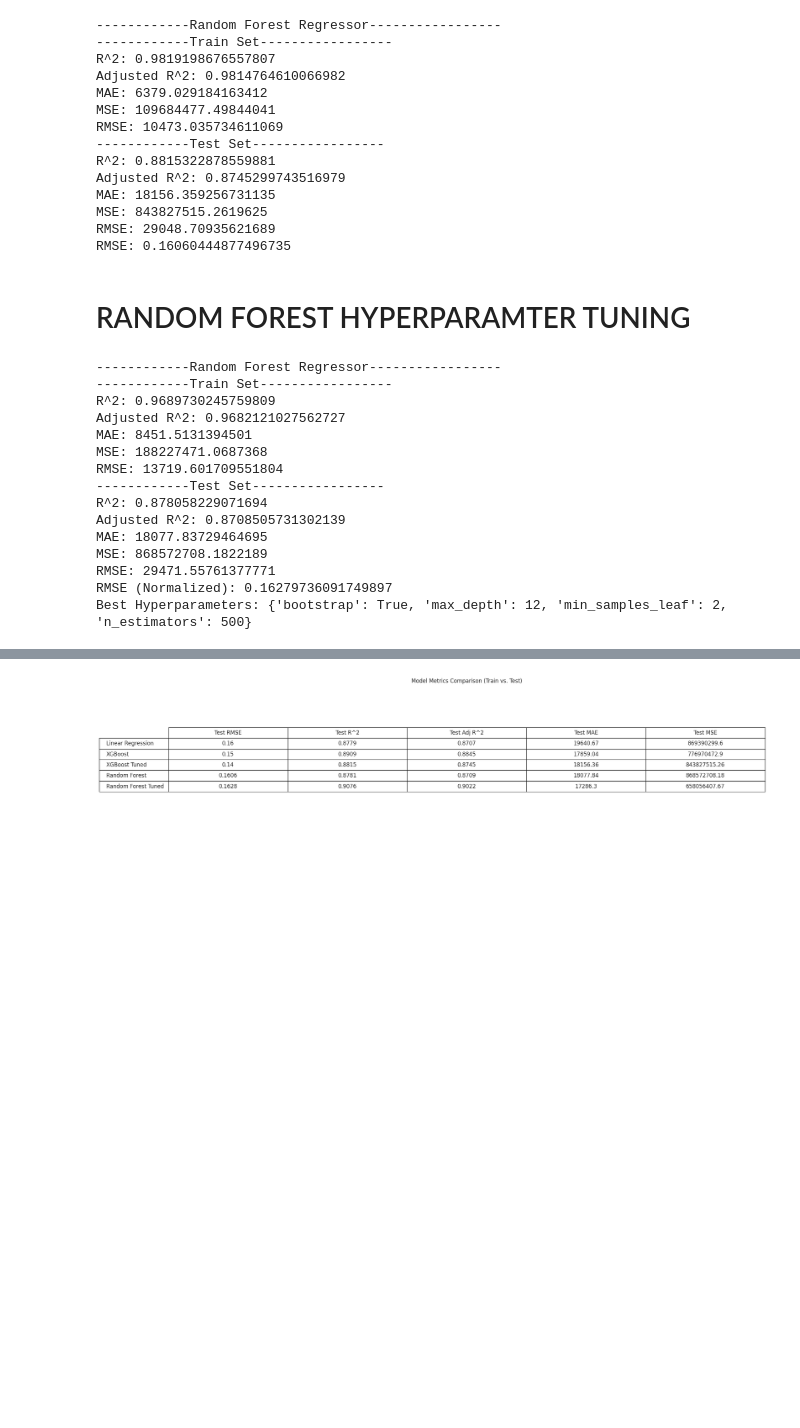
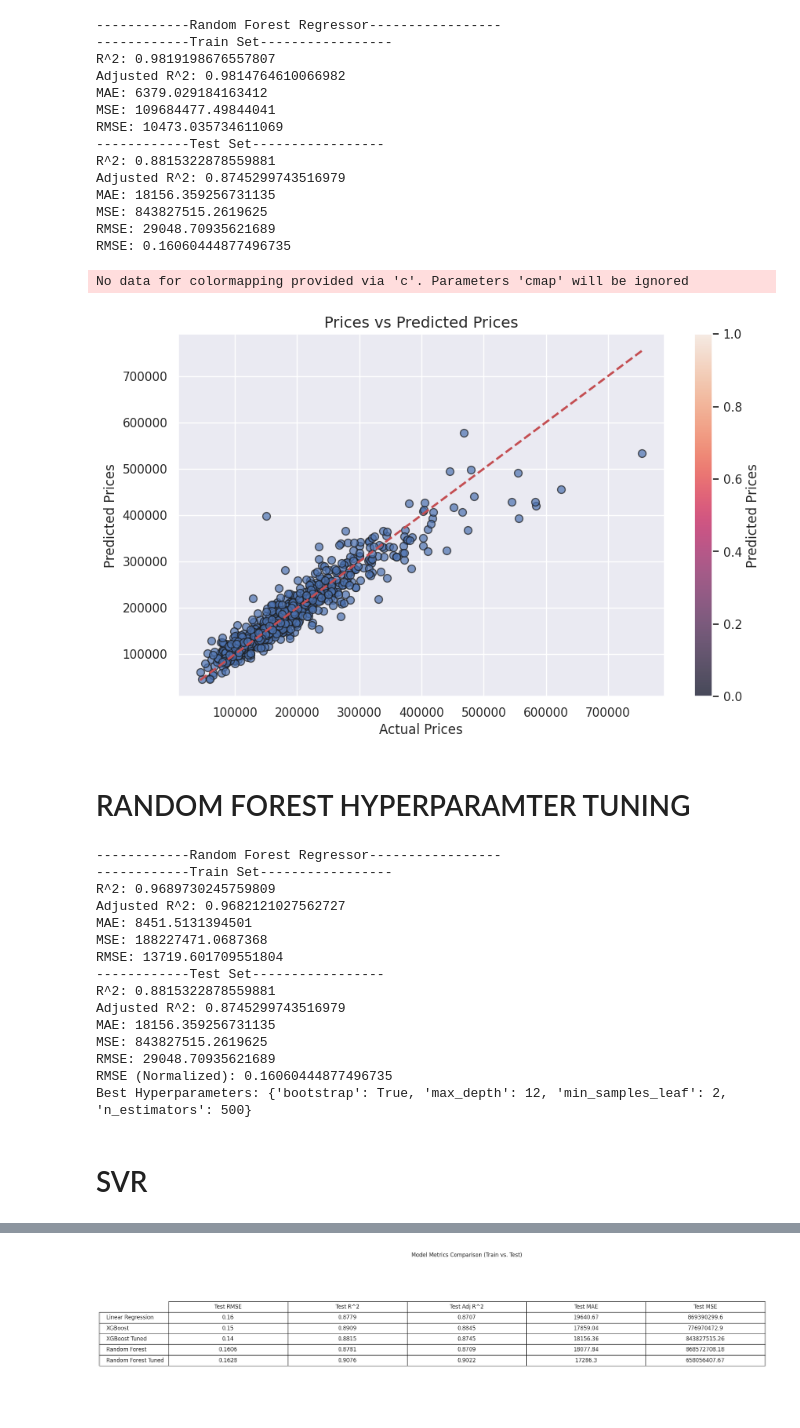
Before and after one commit to Abeermathur7/RealEstateModeling, a Jupyter notebook: RealEstatePropertyPriceFeatureAnalysis.ipynb, the cells around one changed output, grey strips where cells are left out. Drawn from its saved outputs; the diff is of its cells as text; code cells hidden in the pictures; blank space fills up the shorter version.

```diff
--- a/RealEstatePropertyPriceFeatureAnalysis.ipynb
+++ b/RealEstatePropertyPriceFeatureAnalysis.ipynb
@@ -361,16 +437,36 @@ MAE: 18156.359256731135
 MSE: 843827515.2619625
 RMSE: 29048.70935621689
 RMSE: 0.16060444877496735
+# %%
+import matplotlib.pyplot as plt
+import seaborn as sns
+
+# Set style
+palette = sns.color_palette('coolwarm', as_cmap=True)
+
+# Visualizing the differences between actual prices and predicted values
+plt.figure(figsize=(10, 6))  # Adjusted figure size to match the original
+plt.scatter(y_test, y_pred_rf_test, alpha=0.7, cmap=palette, edgecolors='k', s=50)  # Added edgecolors and marker size
+plt.xlabel("Actual Prices", fontsize=12)
+plt.ylabel("Predicted Prices", fontsize=12)
+plt.title("Prices vs Predicted Prices", fontsize=14)
+plt.colorbar(label="Predicted Prices")
+plt.plot([min(y_test), max(y_test)], [min(y_test), max(y_test)], linestyle='--', color='r', linewidth=2)
+plt.grid(True)
+plt.show()
+# %% [output]
+No data for colormapping provided via 'c'. Parameters 'cmap' will be ignored
+[figure, added]
 # %% [markdown]
 # RANDOM FOREST HYPERPARAMTER TUNING
 # %%
-print('------------Random Forest Regressor-----------------')
-
 # Import Random Forest Regressor
 from sklearn.ensemble import RandomForestRegressor
 from sklearn.model_selection import GridSearchCV
 from sklearn import metrics
 import numpy as np
+
+print('------------Random Forest Regressor-----------------')
 
 # Define the hyperparameters to iterate over
 param_grid = {
@@ -406,10 +502,9 @@ print('MSE:', metrics.mean_squared_error(y_train, y_pred_rf_train))
 print('RMSE:', np.sqrt(metrics.mean_squared_error(y_train, y_pred_rf_train)))
 
 # Predicting Test data with the best model
-y_pred_rf_test = best_rf_model.predict(X_test)
+y_pred_rf_test_tuned = best_rf_model.predict(X_test)
 print('------------Test Set-----------------')
 # Model Evaluation for  l.;/'
-test set
 acc_rf = metrics.r2_score(y_test, y_pred_rf_test)
 mae_rf = metrics.mean_absolute_error(y_test, y_pred_rf_test)
 rmse_rf = np.sqrt(metrics.mean_squared_error(y_test, y_pred_rf_test))
@@ -432,10 +527,10 @@ MAE: 8451.5131394501
 MSE: 188227471.0687368
 RMSE: 13719.601709551804
 ------------Test Set-----------------
-R^2: 0.878058229071694
-Adjusted R^2: 0.8708505731302139
-MAE: 18077.83729464695
-MSE: 868572708.1822189
-RMSE: 29471.55761377771
-RMSE (Normalized): 0.16279736091749897
+R^2: 0.8815322878559881
+Adjusted R^2: 0.8745299743516979
+MAE: 18156.359256731135
+MSE: 843827515.2619625
+RMSE: 29048.70935621689
+RMSE (Normalized): 0.16060444877496735
 Best Hyperparameters: {'bootstrap': True, 'max_depth': 12, 'min_samples_leaf': 2, 'n_estimators': 500}
@@ -441,0 +554,2 @@ Best Hyperparameters: {'bootstrap': True, 'max_depth': 12, 'min_samples_leaf': 2
+# %% [markdown]
+# SVR
```
Also changed, not shown: parts of 12 cells of this notebook.
